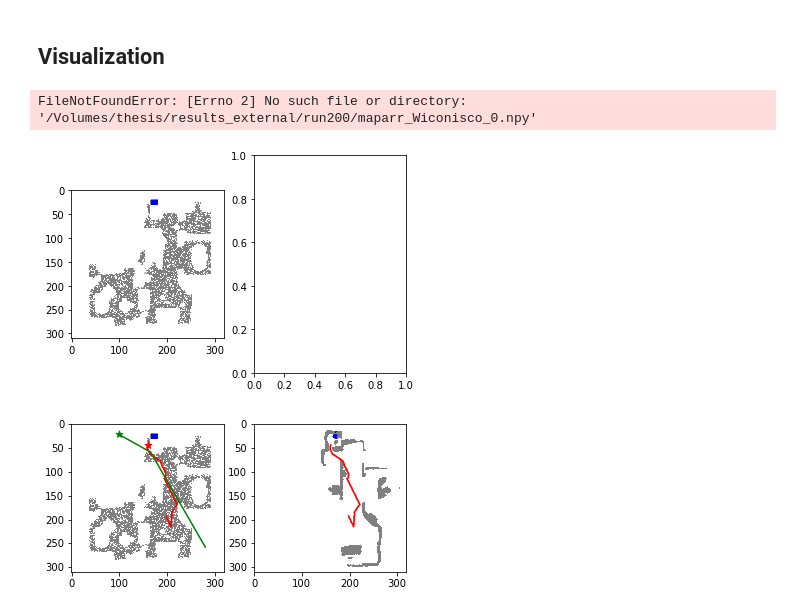
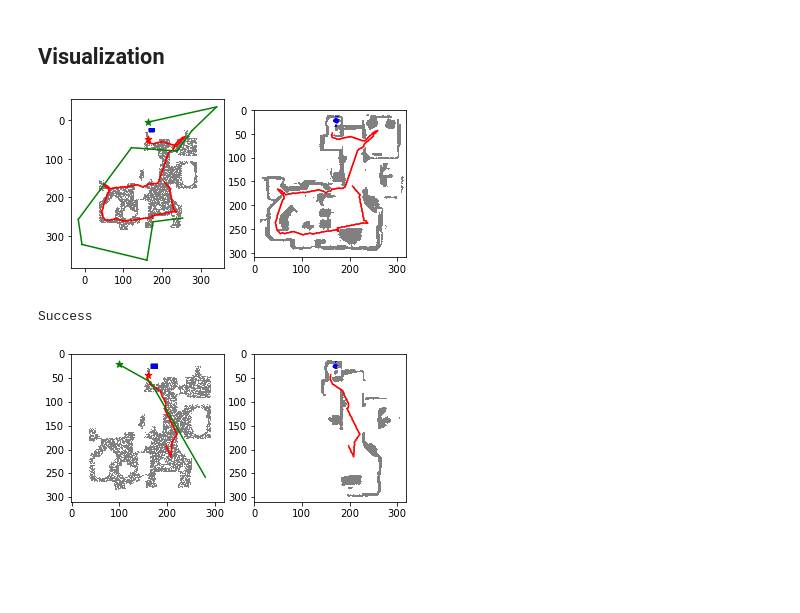
Before and after one commit to rish-raghu/Object-Goal-Navigation, a Jupyter notebook: Analysis.ipynb, the cells around one changed output. Saved outputs shown, nothing was run; the diff lists cells and outputs as text; code cells hidden in the pictures; blank space fills up the shorter version.

```diff
--- a/Analysis.ipynb
+++ b/Analysis.ipynb
@@ -57,11 +58,13 @@ def parse_episodes(exp_name):
     episode_ids = {}
     episodes = []
     for episode in episode_data:
+        if len(episode["positions"])==0: continue
         scene = episode["scene_id"][16:-4]
         if scene not in episode_ids:
             episode_ids[scene] = set()
         if episode["episode_id"] not in episode_ids[scene]:
             episode_ids[scene].add(episode["episode_id"])
             episode["scene"] = scene
+            episode["exp_name"] = exp_name
             episodes.append(episode)
     return episodes
@@ -70,3 +71,6 @@ episodes_det = parse_episodes("deterministic")
+# %%
+episodes_baseline = parse_episodes("run200")
+episodes_det = parse_episodes("deterministic")
 # %%
 val_scenes = ['Collierville', 'Darden', 'Markleeville','Wiconisco']
 scene_graphs = {}
@@ -301,7 +305,7 @@ Action limit reached: 109
 # %% [markdown]
 ## Visualization
 # %%
-def render_episode(episode, exp_name, render_goals=False):
+def render_episode(episode, render_goals=False):
 
     # render gt map
     gt_sem_map = dataset_info[episode["scene"]][episode["floor_id"]]["sem_map"]
@@ -316,7 +320,7 @@ def render_episode(episode, exp_name, render_goals=False):
     ax1.imshow(render_map, cmap=cmap)
 
     # render constructed map
-    sem_map = np.load('/Volumes/thesis/results_external/{}/maparr_{}_{}.npy'.format(exp_name, episode["scene"], episode["episode_id"]))
+    sem_map = np.load('/Volumes/thesis/results_external/{}/maparr_{}_{}.npy'.format(episode["exp_name"], episode["scene"], episode["episode_id"]))
     render_map = np.zeros_like(sem_map[0])
     goal_map = sem_map[episode["object_id"]+4]
     trav_map = sem_map[0]
@@ -337,9 +341,9 @@ def render_episode(episode, exp_name, render_goals=False):
     ax1.scatter(prev_x, prev_y, marker="*", color="red", s=50)
 
     if render_goals and len(episode["policy_goals"]):
-        prev_x, prev_y = global_to_gt_point(episode["policy_goals"][0][1], episode["policy_goals"][0][0], episode)
+        prev_x, prev_y = global_to_gt_point(episode["policy_goals"][0][0][1], episode["policy_goals"][0][0][0], episode)
         for step in range(1, len(episode["policy_goals"])):
-            next_x, next_y = global_to_gt_point(episode["policy_goals"][step][1], episode["policy_goals"][step][0], episode)
+            next_x, next_y = global_to_gt_point(episode["policy_goals"][step][0][1], episode["policy_goals"][step][0][0], episode)
             ax1.plot([prev_x, next_x], [prev_y, next_y], color="green")
             prev_x, prev_y = next_x, next_y
         ax1.scatter(prev_x, prev_y, marker="*", color="green", s=50)
@@ -354,11 +358,11 @@ def render_episode(episode, exp_name, render_goals=False):
             label = "Failure - Object found"
     print(label)
 # %%
-episode = get_episode("Wiconisco", 0, episodes)
+episode = get_episode("Wiconisco", 0, episodes_baseline)
 sem_map = render_episode(episode, "run200", render_goals=True)
 # %% [output]
+[figure, new version]
-FileNotFoundError: [Errno 2] No such file or directory: '/Volumes/thesis/results_external/run200/maparr_Wiconisco_0.npy'
+Success
-[figure, old version]
 # %%
 episode = get_episode("Wiconisco", 23, episodes_det)
 sem_map = render_episode(episode, "deterministic", render_goals=True)
```
Also changed, not shown: parts of 29 cells of this notebook.
